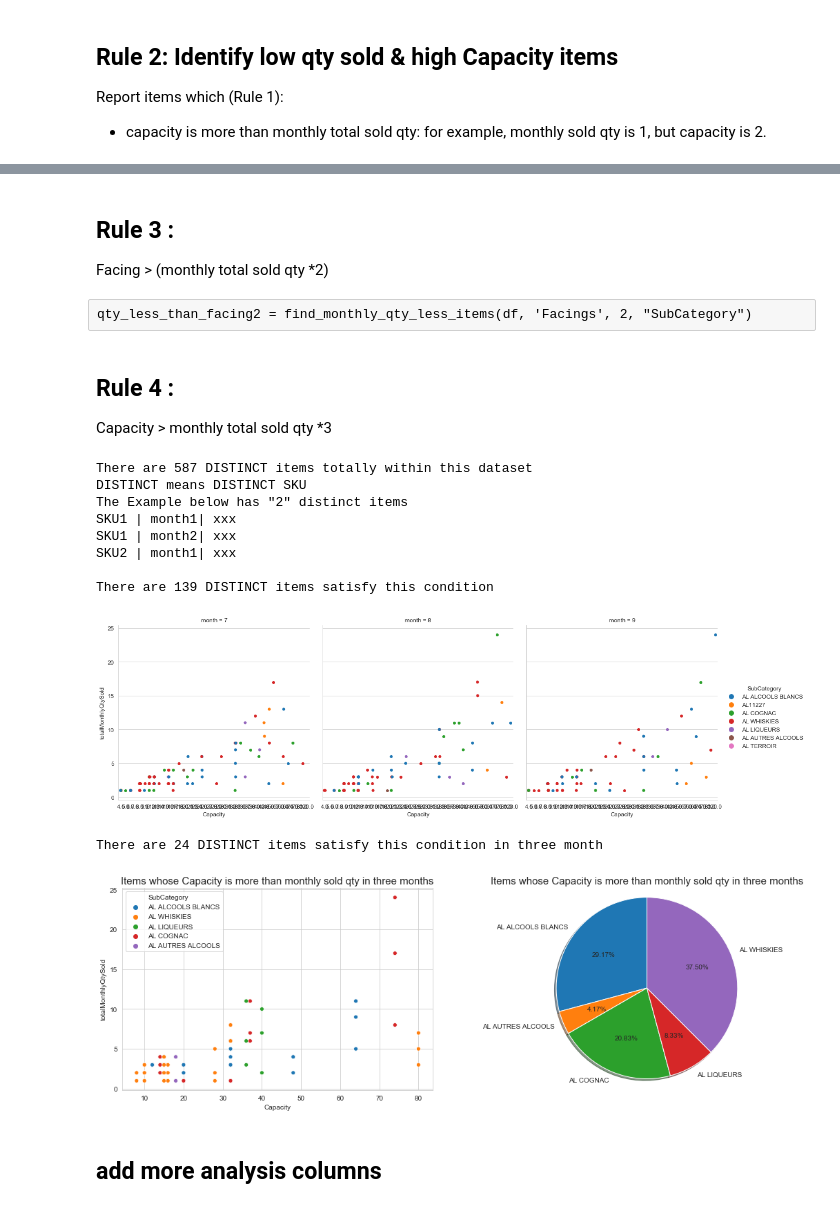
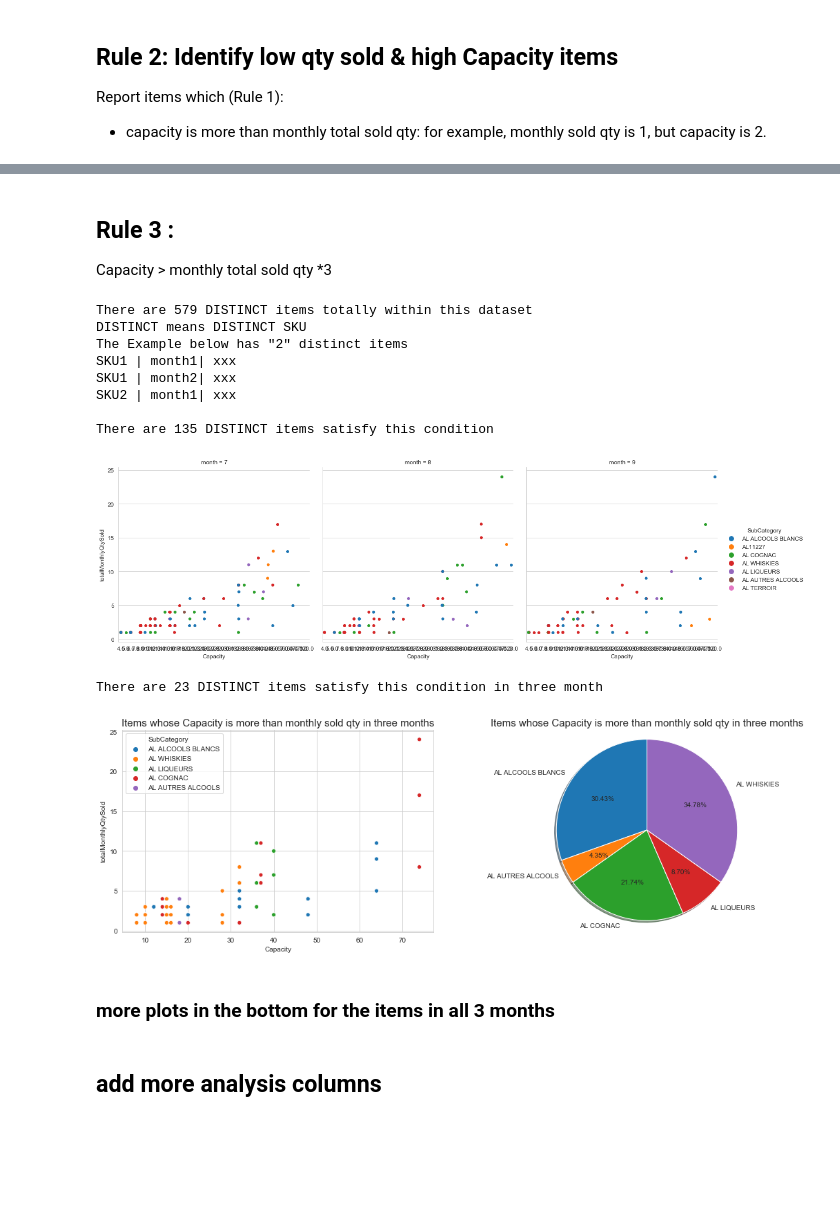
Before and after one commit to YiranJing/Lagardere_CommercialAnalysis, a Jupyter notebook: InventoryOptimization/notebook/CheckItems_bySubCategory.ipynb, the cells around one changed output, grey strips where cells are left out. Cells and saved outputs as stored; diff of their text form; code cells hidden in the pictures; blank space fills up the shorter version.

```diff
--- a/InventoryOptimization/notebook/CheckItems_bySubCategory.ipynb
+++ b/InventoryOptimization/notebook/CheckItems_bySubCategory.ipynb
@@ -193,24 +172,21 @@ only showing top 20 rows
 # %% [markdown]
 ## Rule 3 :
-Facing > (monthly total sold qty *2)
+Capacity > monthly total sold qty *3
-# %% [raw]
-qty_less_than_facing2 = find_monthly_qty_less_items(df, 'Facings', 2, "SubCategory")
-# %% [markdown]
-## Rule 4 :
-Capacity > monthly total sold qty *3
 # %%
-qty_less_than_capacity3 = find_monthly_qty_less_items(df, 'Capacity', 3,"SubCategory")
+qty_less_than_capacity3, full_month_items_capacity3 = find_monthly_qty_less_items(df, 'Capacity', 3,"SubCategory")
 # %% [output]
-There are 587 DISTINCT items totally within this dataset
+There are 579 DISTINCT items totally within this dataset
 DISTINCT means DISTINCT SKU
 The Example below has "2" distinct items
 SKU1 | month1| xxx
 SKU1 | month2| xxx
 SKU2 | month1| xxx
 
-There are 139 DISTINCT items satisfy this condition
+There are 135 DISTINCT items satisfy this condition
-[figure, old version]
+[figure, new version]
-There are 24 DISTINCT items satisfy this condition in three month
+There are 23 DISTINCT items satisfy this condition in three month
-[figure, old version]
+[figure, new version]
+# %% [markdown]
+### more plots in the bottom for the items in all 3 months
 # %% [markdown]
 ## add more analysis columns
```
Also changed, not shown: parts of 16 cells of this notebook, 1 other file.
